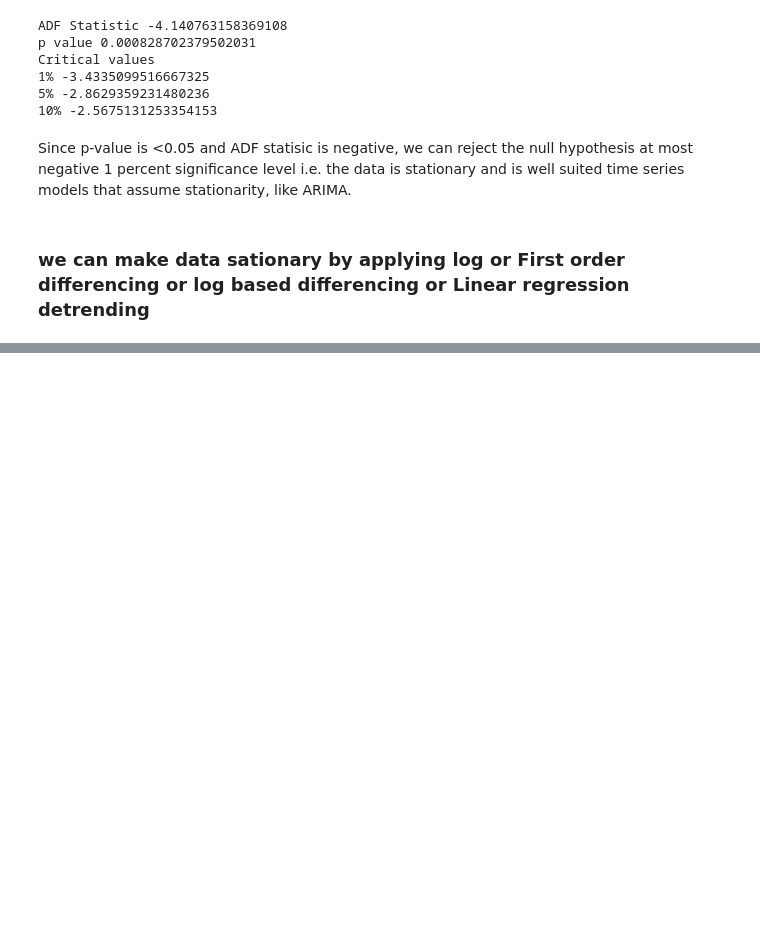
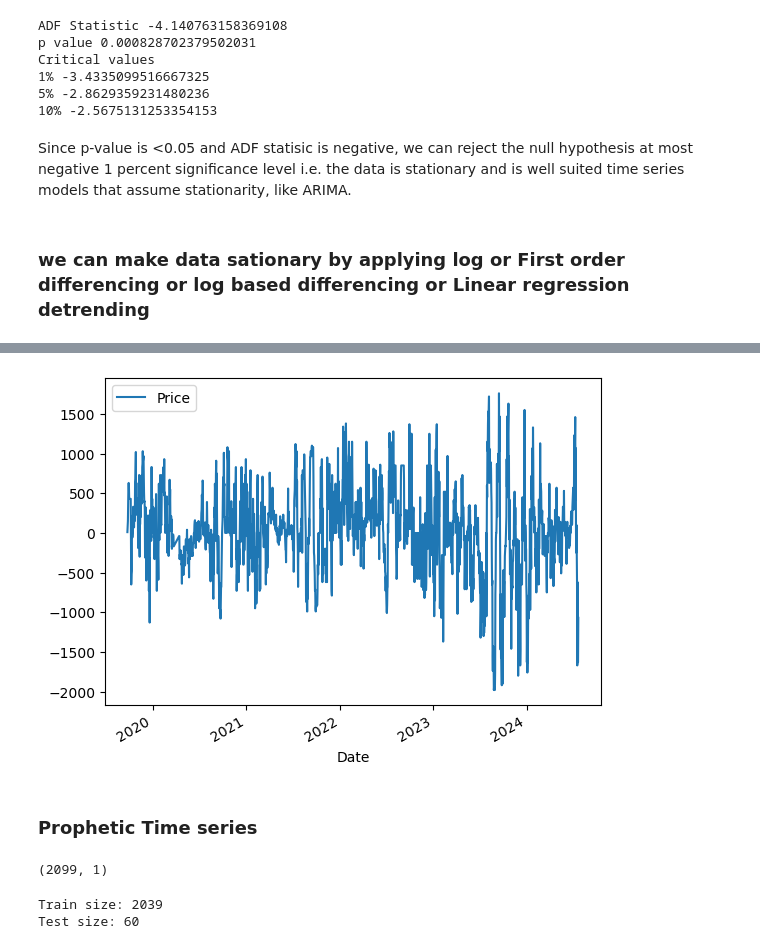
Before and after one commit to Nishaldevadiga/Data-Science, a Jupyter notebook: Mallige-TimeSeries.ipynb, the cells around one changed output, grey strips where cells are left out. Drawn from its saved outputs; the diff is of its cells as text; code cells hidden in the pictures; blank space fills up the shorter version.

```diff
--- a/Mallige-TimeSeries.ipynb
+++ b/Mallige-TimeSeries.ipynb
@@ -384,0 +400,5 @@ Since p-value is <0.05 and ADF statisic is negative, we can reject the null hypo
+# %%
+df.index = pd.to_datetime(df.index)
+df = df.sort_index()
+df.index.freq = pd.infer_freq(df.index)  # Automatically infer frequency
+df.sort_index(inplace=True)
@@ -384,0 +446,3 @@ Since p-value is <0.05 and ADF statisic is negative, we can reject the null hypo
+# %%
+#remove seasonal difference
+differenced=df.diff(356)
@@ -384,0 +470,7 @@ Since p-value is <0.05 and ADF statisic is negative, we can reject the null hypo
+# %%
+differenced.plot()
+plt.show()
+# %% [output]
+[figure, added]
+# %% [markdown]
+<h3>Prophetic Time series</h3>
@@ -384,0 +479,4 @@ Since p-value is <0.05 and ADF statisic is negative, we can reject the null hypo
+# %%
+df.shape
+# %% [output]
+(2099, 1)
@@ -384,0 +486,11 @@ Since p-value is <0.05 and ADF statisic is negative, we can reject the null hypo
+# %%
+# Split the data
+train = df[:-test_size]
+test = df[-test_size:]
+
+# Display the sizes
+print(f'Train size: {len(train)}')
+print(f'Test size: {len(test)}')
+# %% [output]
+Train size: 2039
+Test size: 60
```
Also changed, not shown: parts of 37 cells of this notebook.
